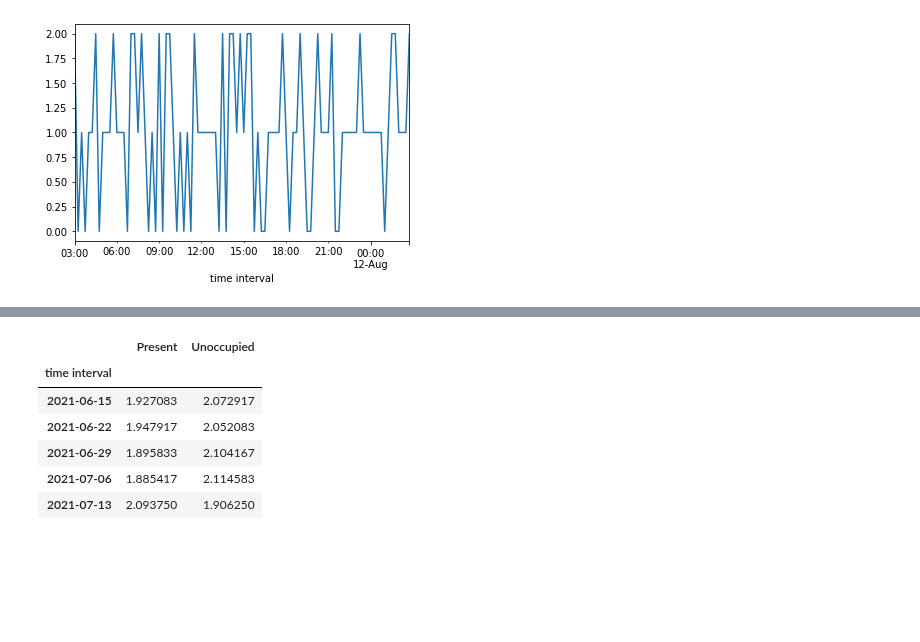
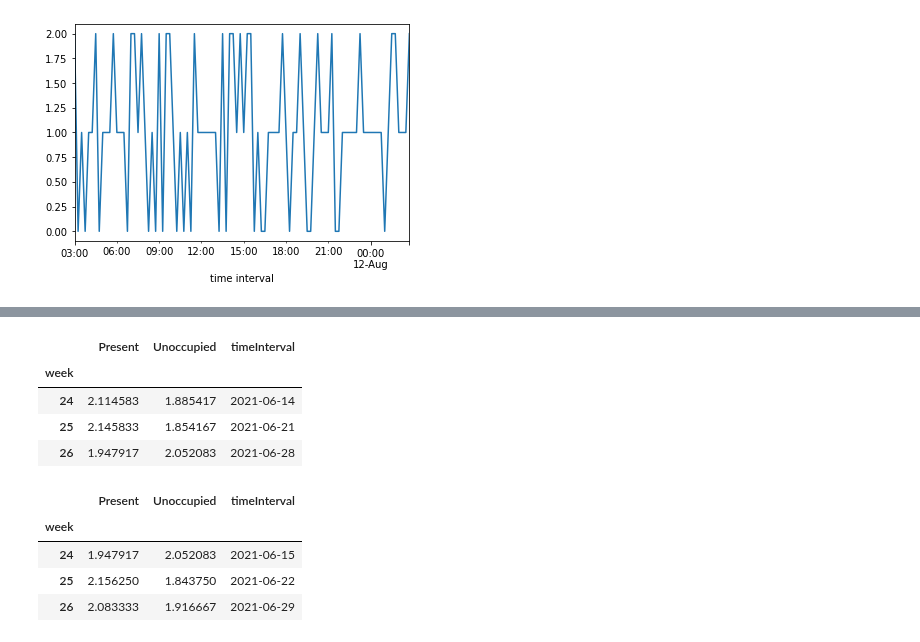
Before and after one commit to Chameleon-company/MOP, a Jupyter notebook: 8lb_time_filters.ipynb, the cells around one changed output, grey strips where cells are left out. Cells and saved outputs as stored; diff of their text form; code cells hidden in the pictures; blank space fills up the shorter version.

```diff
--- a/8lb_time_filters.ipynb
+++ b/8lb_time_filters.ipynb
@@ -310,10 +317,16 @@ mon.head()
-# %%
-tue.head()
-# %% [output]
-|  | Present | Unoccupied |
-| time interval |  |  |
-| 2021-06-15 | 1.927083 | 2.072917 |
-| 2021-06-22 | 1.947917 | 2.052083 |
-| 2021-06-29 | 1.895833 | 2.104167 |
-| 2021-07-06 | 1.885417 | 2.114583 |
-| 2021-07-13 | 2.093750 | 1.906250 |
+# %%
+mon.head(3)
+# %% [output]
+|  | Present | Unoccupied | timeInterval |
+| week |  |  |  |
+| 24 | 2.114583 | 1.885417 | 2021-06-14 |
+| 25 | 2.145833 | 1.854167 | 2021-06-21 |
+| 26 | 1.947917 | 2.052083 | 2021-06-28 |
+# %%
+tue.head(3)
+# %% [output]
+|  | Present | Unoccupied | timeInterval |
+| week |  |  |  |
+| 24 | 1.947917 | 2.052083 | 2021-06-15 |
+| 25 | 2.156250 | 1.843750 | 2021-06-22 |
+| 26 | 2.083333 | 1.916667 | 2021-06-29 |
```
Also changed, not shown: parts of 7 cells of this notebook, 13 other files.
